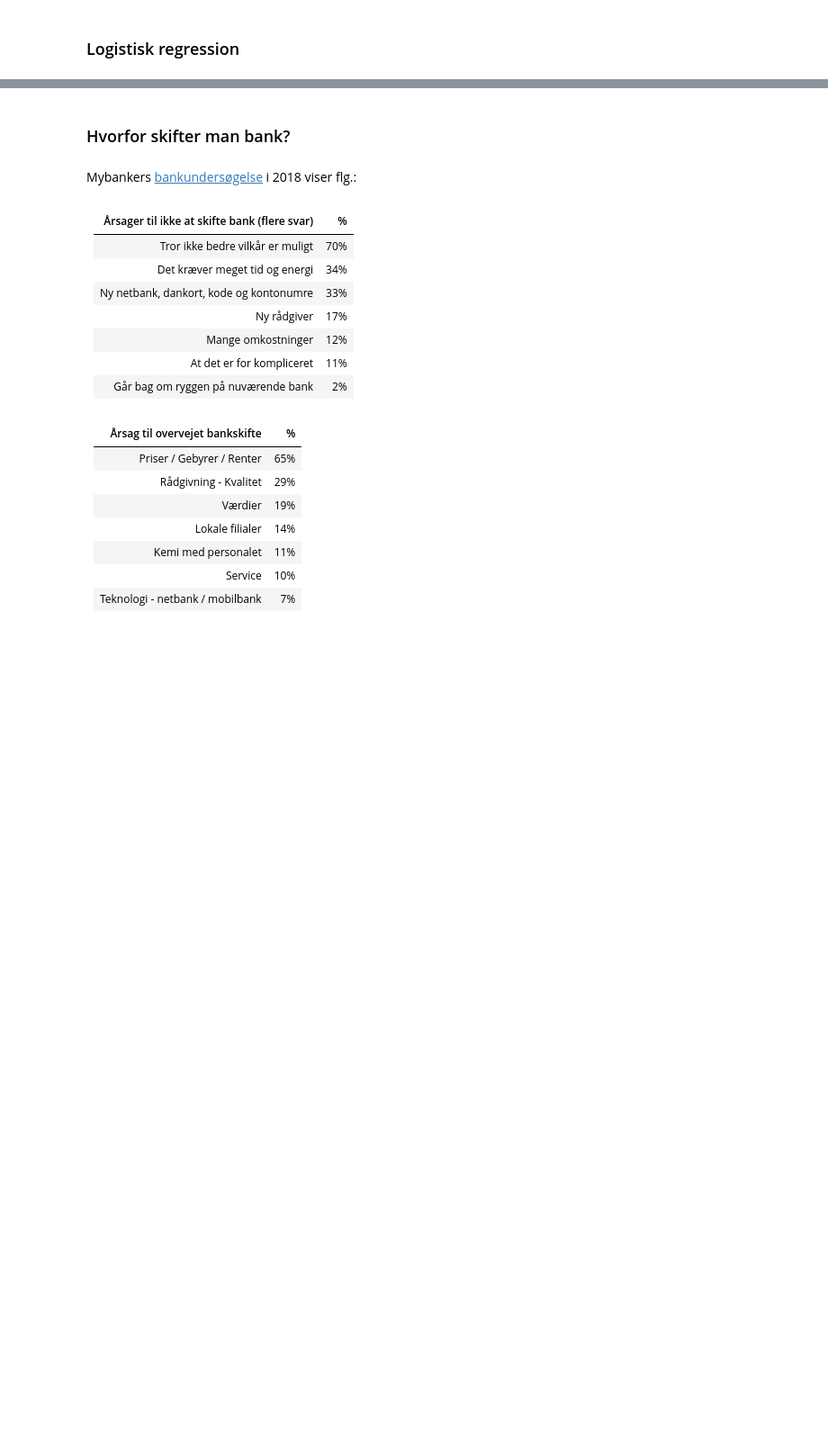
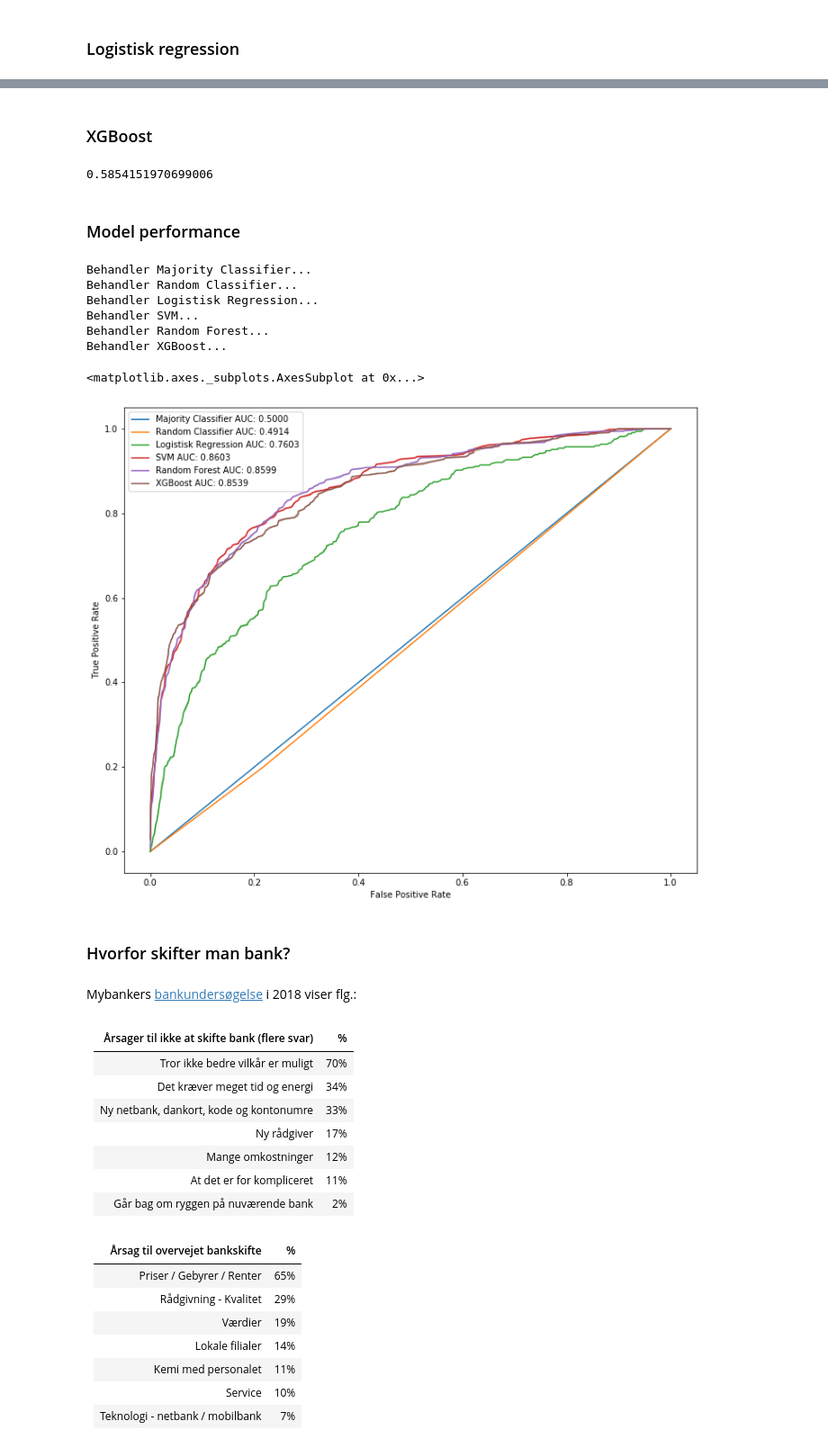
Before and after one commit to sheikhomar/lunch, a Jupyter notebook: analysis.ipynb, the cells around one changed output, grey strips where cells are left out. Shown: that part at 90% size. Drawn from its saved outputs; the diff is of its cells as text; code cells hidden in the pictures; blank space fills up the shorter version.

Commit message:
Update notebook with model results.

```diff
--- a/analysis.ipynb
+++ b/analysis.ipynb
@@ -754,0 +751,2 @@ OrderedDict([('anova__k', 8),
+# %%
+svm_cv_scores, svm_model = get_final_cv_avg_score('svm', X_train, y_train, scoring='f1')
@@ -758,0 +759,2 @@ OrderedDict([('anova__k', 8),
+# %%
+rf_cv_scores, rf_model = get_final_cv_avg_score('random_forest', X_train, y_train, scoring='f1')
@@ -759,3 +765,54 @@ OrderedDict([('anova__k', 8),
+# %% [markdown]
+### XGBoost
+# %%
+xgb_cv_scores, xgb_model = get_final_cv_avg_score('xgboost', X_train, y_train, scoring='f1')
+# %%
+xgb_cv_scores.mean()
+# %% [output]
+0.5854151970699006
+# %% [markdown]
+### Model performance
+# %%
+import scikitplot as skplt
+
+def get_roc_curve_scores(model, X_train, X_val, y_train, y_val):
+    model.fit(X_train, y_train)
+    y_pred_proba = model.predict_proba(X_val)
+    fpr, tpr, threshold = roc_curve(y_val, y_pred_proba[::,1])
+    score = roc_auc_score(y_val, y_pred_proba[::,1])
+    return fpr, tpr, score
+
+def plot_roc(X, y, models):
+    X_train, X_val, y_train, y_val = train_test_split(X, y, test_size=0.2, random_state=42, stratify=y)
+
+    fig, ax = plt.subplots(figsize=(12, 10))
+    for name, model in models:
+        print('Behandler {}...'.format(name))
+        fpr, tpr, score = get_roc_curve_scores(model, X_train, X_val, y_train, y_val)
+        sns.lineplot(fpr, tpr, label='{} AUC: {:.4f}'.format(name, score), ax=ax)
+
+    ax.legend()
+    ax.set_xlabel('False Positive Rate')
+    ax.set_ylabel('True Positive Rate')
+    return ax
+# %%
+plot_roc(X_train, y_train, [
+    ('Majority Classifier', mc_model),
+    ('Random Classifier', random_model),
+    ('Logistisk Regression', lr_model),
+    ('SVM', svm_model),
+    ('Random Forest', rf_model),
+    ('XGBoost', xgb_model),
+])
+# %% [output]
+Behandler Majority Classifier...
+Behandler Random Classifier...
+Behandler Logistisk Regression...
+Behandler SVM...
+Behandler Random Forest...
+Behandler XGBoost...
+<matplotlib.axes._subplots.AxesSubplot at 0x...>
+[figure, added]
 # %% [markdown]
 ### Hvorfor skifter man bank?
 # %% [markdown]
```
Also changed, not shown: parts of 17 cells of this notebook, 2 other files.
